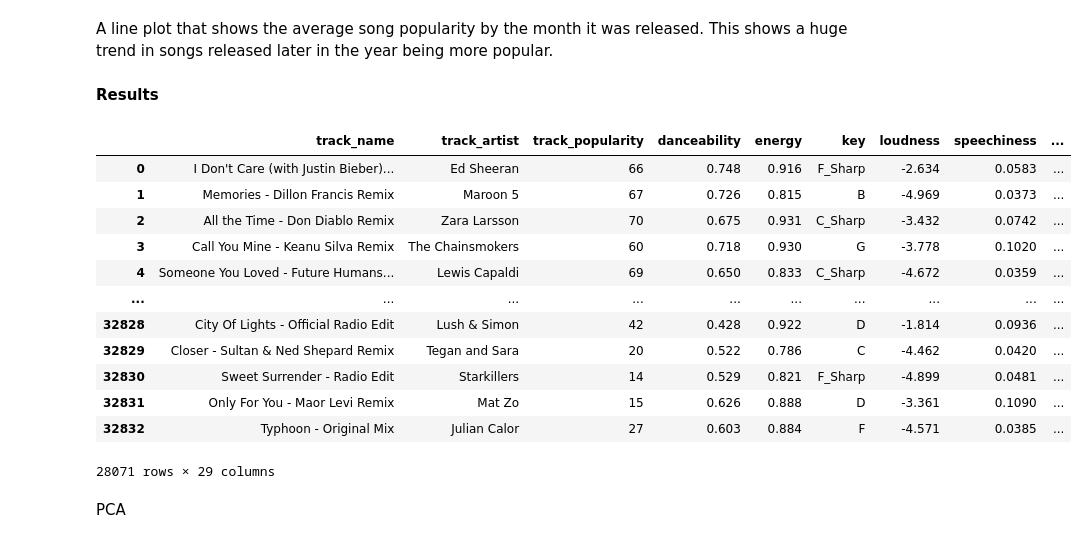
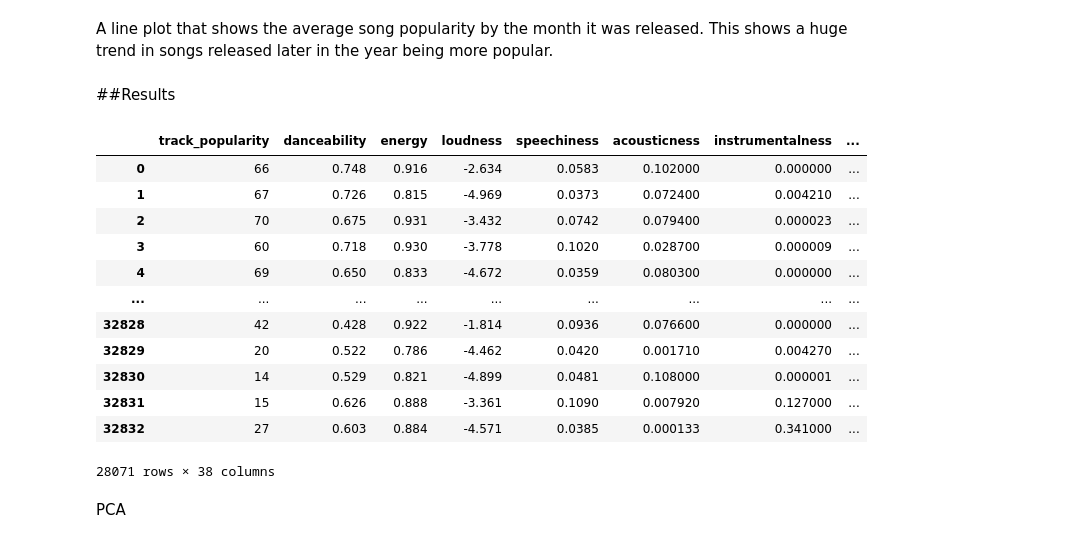
Before and after one commit to maggiecrowner/DS3001-Project, a Jupyter notebook: Project.ipynb, the cells around one changed output. Drawn from its saved outputs; the diff is of its cells as text; code cells hidden in the pictures.

```diff
--- a/Project.ipynb
+++ b/Project.ipynb
@@ -162,24 +162,26 @@ plt.show()
 # %% [markdown]
 A line plot that shows the average song popularity by the month it was released. This shows a huge trend in songs released later in the year being more popular.
 # %% [markdown]
-**Results**
+##Results
 # %%
-df_encoded = pd.get_dummies(df, columns=['mode', 'month'])
+df = df.drop('track_name', axis=1)
+df = df.drop('track_artist', axis=1)
+df_encoded = pd.get_dummies(df, columns=['mode', 'month', 'key'])
 df_encoded
 # %% [output]
-|  | track_name | track_artist | track_popularity | danceability | energy | key | loudness | speechiness | ... |
-| 0 | I Don't Care (with Justin Bieber)... | Ed Sheeran | 66 | 0.748 | 0.916 | F_Sharp | -2.634 | 0.0583 | ... |
-| 1 | Memories - Dillon Francis Remix | Maroon 5 | 67 | 0.726 | 0.815 | B | -4.969 | 0.0373 | ... |
-| 2 | All the Time - Don Diablo Remix | Zara Larsson | 70 | 0.675 | 0.931 | C_Sharp | -3.432 | 0.0742 | ... |
-| 3 | Call You Mine - Keanu Silva Remix | The Chainsmokers | 60 | 0.718 | 0.930 | G | -3.778 | 0.1020 | ... |
-| 4 | Someone You Loved - Future Humans... | Lewis Capaldi | 69 | 0.650 | 0.833 | C_Sharp | -4.672 | 0.0359 | ... |
-| ... | ... | ... | ... | ... | ... | ... | ... | ... | ... |
-| 32828 | City Of Lights - Official Radio Edit | Lush & Simon | 42 | 0.428 | 0.922 | D | -1.814 | 0.0936 | ... |
-| 32829 | Closer - Sultan & Ned Shepard Remix | Tegan and Sara | 20 | 0.522 | 0.786 | C | -4.462 | 0.0420 | ... |
-| 32830 | Sweet Surrender - Radio Edit | Starkillers | 14 | 0.529 | 0.821 | F_Sharp | -4.899 | 0.0481 | ... |
-| 32831 | Only For You - Maor Levi Remix | Mat Zo | 15 | 0.626 | 0.888 | D | -3.361 | 0.1090 | ... |
-| 32832 | Typhoon - Original Mix | Julian Calor | 27 | 0.603 | 0.884 | F | -4.571 | 0.0385 | ... |
+|  | track_popularity | danceability | energy | loudness | speechiness | acousticness | instrumentalness | ... |
+| 0 | 66 | 0.748 | 0.916 | -2.634 | 0.0583 | 0.102000 | 0.000000 | ... |
+| 1 | 67 | 0.726 | 0.815 | -4.969 | 0.0373 | 0.072400 | 0.004210 | ... |
+| 2 | 70 | 0.675 | 0.931 | -3.432 | 0.0742 | 0.079400 | 0.000023 | ... |
+| 3 | 60 | 0.718 | 0.930 | -3.778 | 0.1020 | 0.028700 | 0.000009 | ... |
+| 4 | 69 | 0.650 | 0.833 | -4.672 | 0.0359 | 0.080300 | 0.000000 | ... |
+| ... | ... | ... | ... | ... | ... | ... | ... | ... |
+| 32828 | 42 | 0.428 | 0.922 | -1.814 | 0.0936 | 0.076600 | 0.000000 | ... |
+| 32829 | 20 | 0.522 | 0.786 | -4.462 | 0.0420 | 0.001710 | 0.004270 | ... |
+| 32830 | 14 | 0.529 | 0.821 | -4.899 | 0.0481 | 0.108000 | 0.000001 | ... |
+| 32831 | 15 | 0.626 | 0.888 | -3.361 | 0.1090 | 0.007920 | 0.127000 | ... |
+| 32832 | 27 | 0.603 | 0.884 | -4.571 | 0.0385 | 0.000133 | 0.341000 | ... |
-28071 rows × 29 columns
+28071 rows × 38 columns
 # %%
 import pandas as pd
 from sklearn.ensemble import RandomForestClassifier
```
Also changed, not shown: parts of 2 cells of this notebook.
